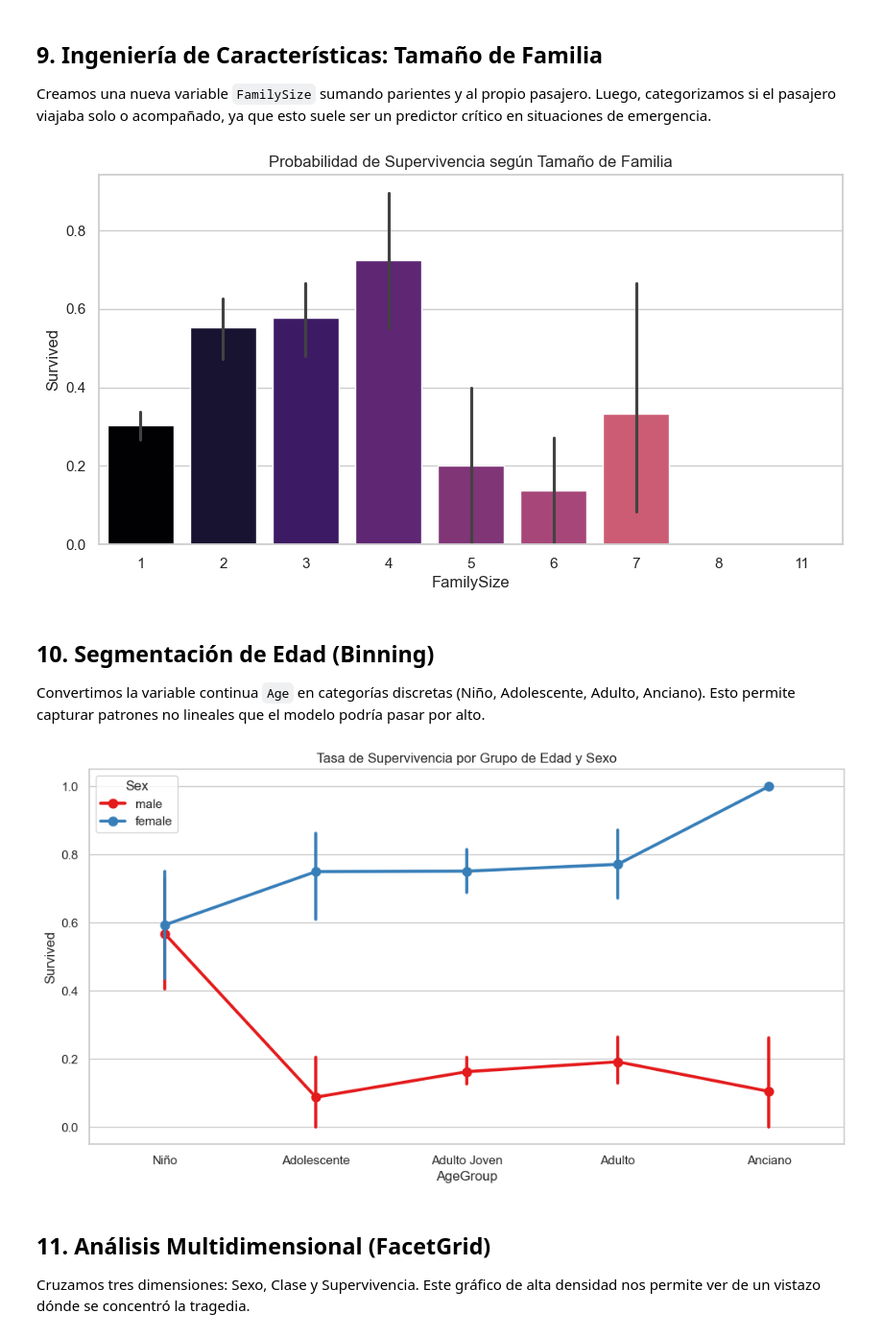
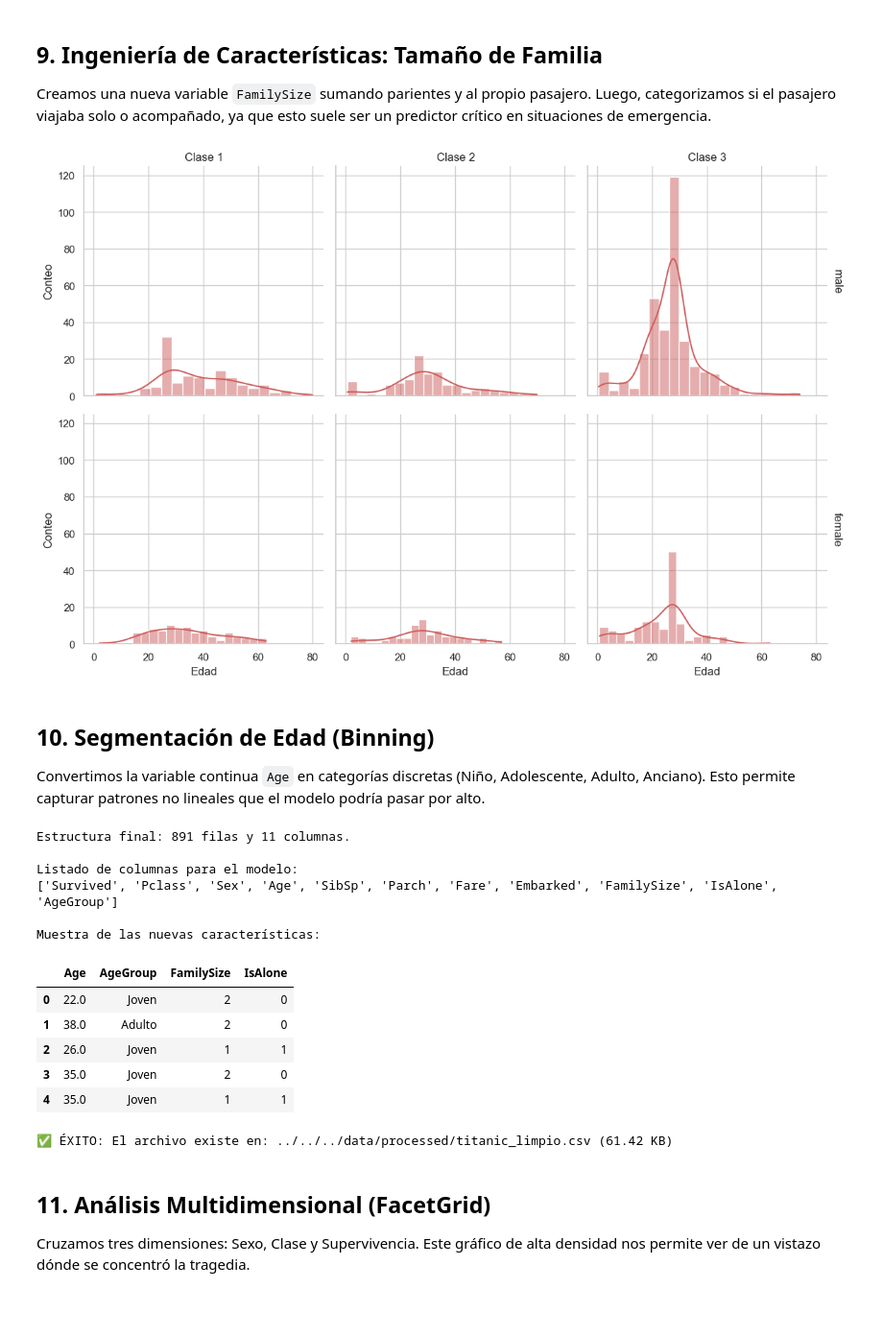
Before and after one commit to chema74/IA_Especialista, a Jupyter notebook: notebooks/datos/titanic/S1_titanic_eda.ipynb, the cells around one changed output. Shown at 96% size. Cells and saved outputs as stored; diff of their text form; code cells hidden in the pictures; blank space fills up the shorter version.

```diff
--- a/notebooks/datos/titanic/S1_titanic_eda.ipynb
+++ b/notebooks/datos/titanic/S1_titanic_eda.ipynb
@@ -347,14 +316,35 @@ g.set_axis_labels("Edad", "Conteo")
 # g.set_titles: Personaliza los encabezados de cada gráfico.
 # - col_template: Cambia el número "1" por algo más descriptivo como "Clase 1".
 # - row_template: Muestra claramente si la fila corresponde a "male" o "female".
-g.set_titles(col_template="Clase
+g.set_titles(col_template="Clase {col_name}", row_template="{row_name}")
+
+
+# 4. AJUSTE FINAL Y RENDERIZADO
+
+# plt.tight_layout(): Comando de seguridad que recalcula los espacios entre cuadros
+# para que los títulos y números no se pisen entre sí.
+plt.tight_layout()
+
+# plt.show(): Renderiza la matriz final en pantalla y limpia la memoria de figuras de Matplotlib.
+plt.show()
 # %% [output]
-[figure, old version]
+[figure, new version]
 # %% [markdown]
 ## 10. Segmentación de Edad (Binning)
 Convertimos la variable continua `Age` en categorías discretas (Niño, Adolescente, Adulto, Anciano). Esto permite capturar patrones no lineales que el modelo podría pasar por alto.
 # %%
-# 1. COMPROBACIÓN DE DIMENSIONES (DATAFRAME SHAPE)
+# 1. CREACIÓN DE GRUPOS DE EDAD (BINNING - SEGMENTACIÓN)
+
+# pd.cut(): Divide la columna 'Age' en intervalos discretos basados en los bordes especificados.
+# - bins=[0, 12, 18, 35, 60, 100]: Define 5 grupos de edad.
+# - labels=['Niño', 'Adolescente', 'Joven', 'Adulto', 'Anciano']: Nombres descriptivos.
+# [Inferencia] Las variables categóricas (grupos) capturan patrones no lineales mejor
+# que los números continuos. Por ejemplo, todos los niños podrían tener tasas similares.
+df['AgeGroup'] = pd.cut(df['Age'], bins=[0, 12, 18, 35, 60, 100],
+                         labels=['Niño', 'Adolescente', 'Joven', 'Adulto', 'Anciano'])
+
+
+# 2. COMPROBACIÓN DE DIMENSIONES (DATAFRAME SHAPE)
 
 # df.shape: Devuelve una tupla con (filas, columnas).
 # [0] extrae el número de filas (891) y [1] el de columnas.
@@ -364,42 +354,55 @@ print(f"Estructura final: {df.shape[0]} filas y {df.shape[1]} columnas.")
 
 
 # 2. VERIFICACIÓN DE COLUMNAS (FEATURE LIST)
 
 # .columns.tolist(): Convierte el índice de columnas en una lista de Python fácil de leer.
 # Aquí comprobamos que nuestras "creaciones" (FamilySize, IsAlone, AgeGroup) existen
 # y están bien escritas. Si falta alguna, el modelo de la Semana 2 fallará.
 print("\nListado de columnas para el modelo:")
 print(df.columns.tolist())
 
 
 # 3. INSPECCIÓN DE LAS NUEVAS VARIABLES (DATAFRAME VIEW)
 
 # Seleccionamos un subconjunto de columnas críticas para una vista rápida.
 # display(): Renderiza la tabla de forma elegante en Jupyter.
 # .head(): Nos permite verificar que, por ejemplo, si Age es 22, AgeGroup tiene el rango correcto.
 print("\nMuestra de las nuevas características:")
 display(df[['Age', 'AgeGroup', 'FamilySize', 'IsAlone']].head())
 
 
 # 4. CONFIRMACIÓN DE GUARDADO FÍSICO (SYSTEM CHECK)
 
 # import os: Cargamos el módulo del Sistema Operativo para mirar fuera de Python.
 import os
 
-# Definimos la ruta donde supuestamente guardamos el archivo en el bloque anterior.
-path = '../../data/processed/titanic_limpio.csv'
+# Esto obtiene la ruta de la carpeta donde está este notebook
+current_dir = os.getcwd()
 
-# os.path.exists(path): Pregunta al sistema operativo: "¿Existe este archivo en el disco?"
+# Construimos la ruta absoluta subiendo niveles de forma segura
+# (Ajusta la cantidad de os.path.dirname según necesites subir)
+base_dir = os.path.dirname(os.path.dirname(current_dir))
+path = '../../../data/processed/titanic_limpio.csv'
+
 if os.path.exists(path):
-    # os.path.getsize(path): Obtiene el peso del archivo en bytes.
-    # / 1024: Lo convertimos a Kilobytes (KB) para que sea legible para un humano.
     size = os.path.getsize(path) / 1024
-    print(f"\n✅ ÉXITO: El archivo físico existe ({size:.2f} KB).")
+    print(f"✅ ÉXITO: El archivo existe en: {path} ({size:.2f} KB)")
 else:
-    # Si este mensaje aparece, algo falló en la ruta o en los permisos de escritura.
-    print("\n⚠️ ERROR: El archivo no se encuentra en data/processed/")
+    print(f"⚠️ ERROR: No se encuentra en: {path}")
 # %% [output]
-[figure, removed]
+Estructura final: 891 filas y 11 columnas.
+
+Listado de columnas para el modelo:
+['Survived', 'Pclass', 'Sex', 'Age', 'SibSp', 'Parch', 'Fare', 'Embarked', 'FamilySize', 'IsAlone', 'AgeGroup']
+
+Muestra de las nuevas características:
+|  | Age | AgeGroup | FamilySize | IsAlone |
+| 0 | 22.0 | Joven | 2 | 0 |
+| 1 | 38.0 | Adulto | 2 | 0 |
+| 2 | 26.0 | Joven | 1 | 1 |
+| 3 | 35.0 | Joven | 2 | 0 |
+| 4 | 35.0 | Joven | 1 | 1 |
+✅ ÉXITO: El archivo existe en: ../../../data/processed/titanic_limpio.csv (61.42 KB)
 # %% [markdown]
 ## 11. Análisis Multidimensional (FacetGrid)
 Cruzamos tres dimensiones: Sexo, Clase y Supervivencia. Este gráfico de alta densidad nos permite ver de un vistazo dónde se concentró la tragedia.
```
Also changed, not shown: parts of 7 cells of this notebook, 1 other file.
